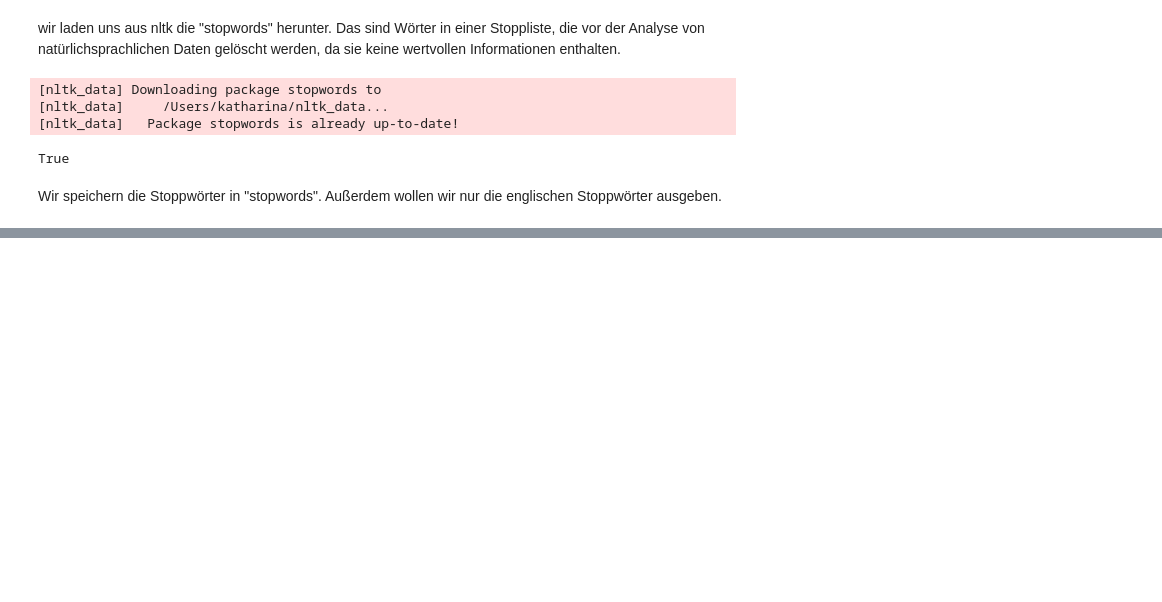
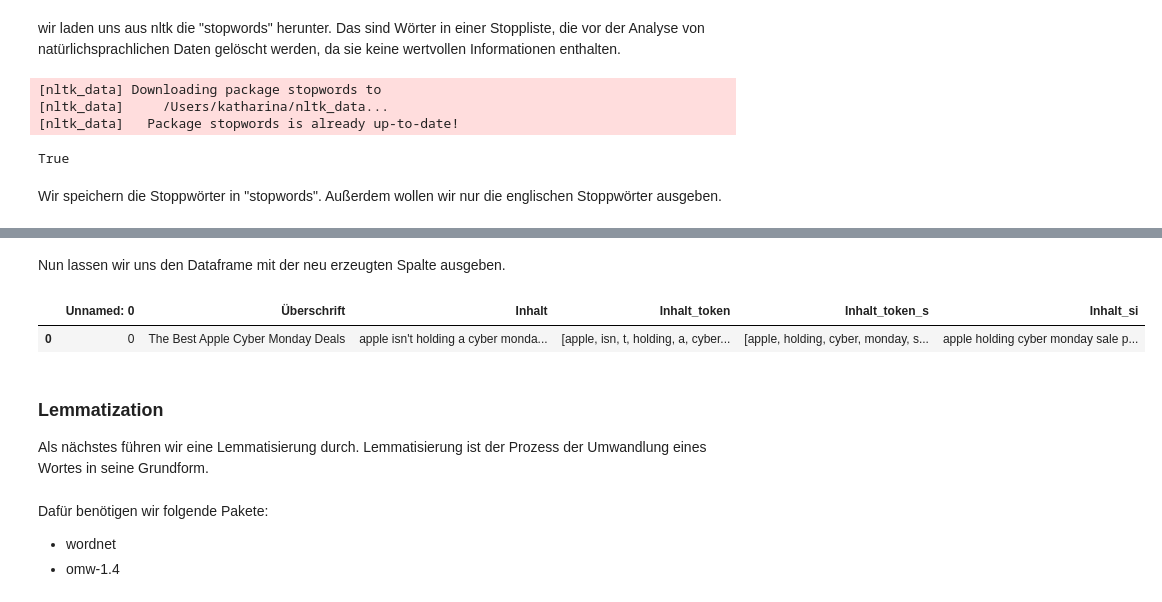
Before and after one commit to MaxxFile/homework-1, a Jupyter notebook: notebooks/03-textmining.ipynb, the cells around one changed output, grey strips where cells are left out. Cells and saved outputs as stored; diff of their text form; code cells hidden in the pictures; blank space fills up the shorter version.

```diff
--- a/notebooks/03-textmining.ipynb
+++ b/notebooks/03-textmining.ipynb
@@ -90,0 +111,15 @@ KeyError: 'Inhalt_token'
+# %% [markdown]
+Nun lassen wir uns den Dataframe mit der neu erzeugten Spalte ausgeben.
+# %%
+df.head(3)
+# %% [output]
+|  | Unnamed: 0 | Überschrift | Inhalt | Inhalt_token | Inhalt_token_s | Inhalt_si |
+| 0 | 0 | The Best Apple Cyber Monday Deals | apple isn't holding a cyber monda... | [apple, isn, t, holding, a, cyber... | [apple, holding, cyber, monday, s... | apple holding cyber monday sale p... |
+# %% [markdown]
+### Lemmatization
+
+Als nächstes führen wir eine Lemmatisierung durch. Lemmatisierung ist der Prozess der Umwandlung eines Wortes in seine Grundform.
+# %% [markdown]
+Dafür benötigen wir folgende Pakete:
+- wordnet
+- omw-1.4
```
Also changed, not shown: parts of 29 cells of this notebook, 4 other files.
